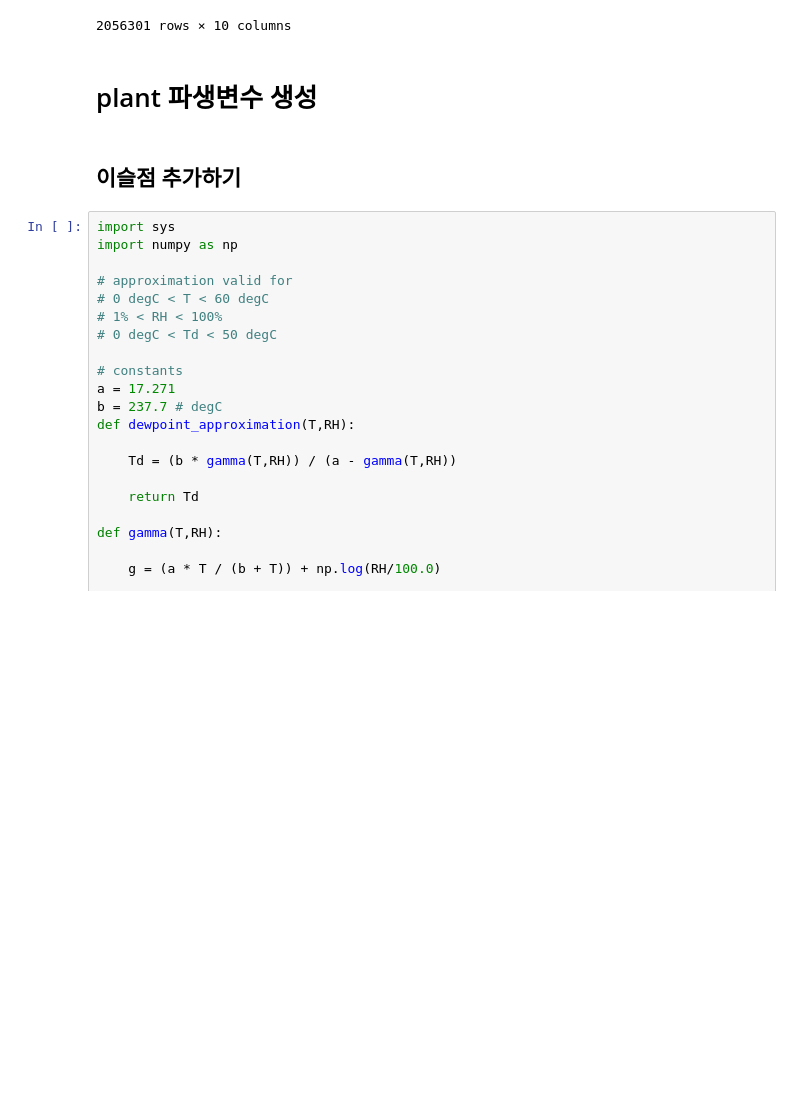
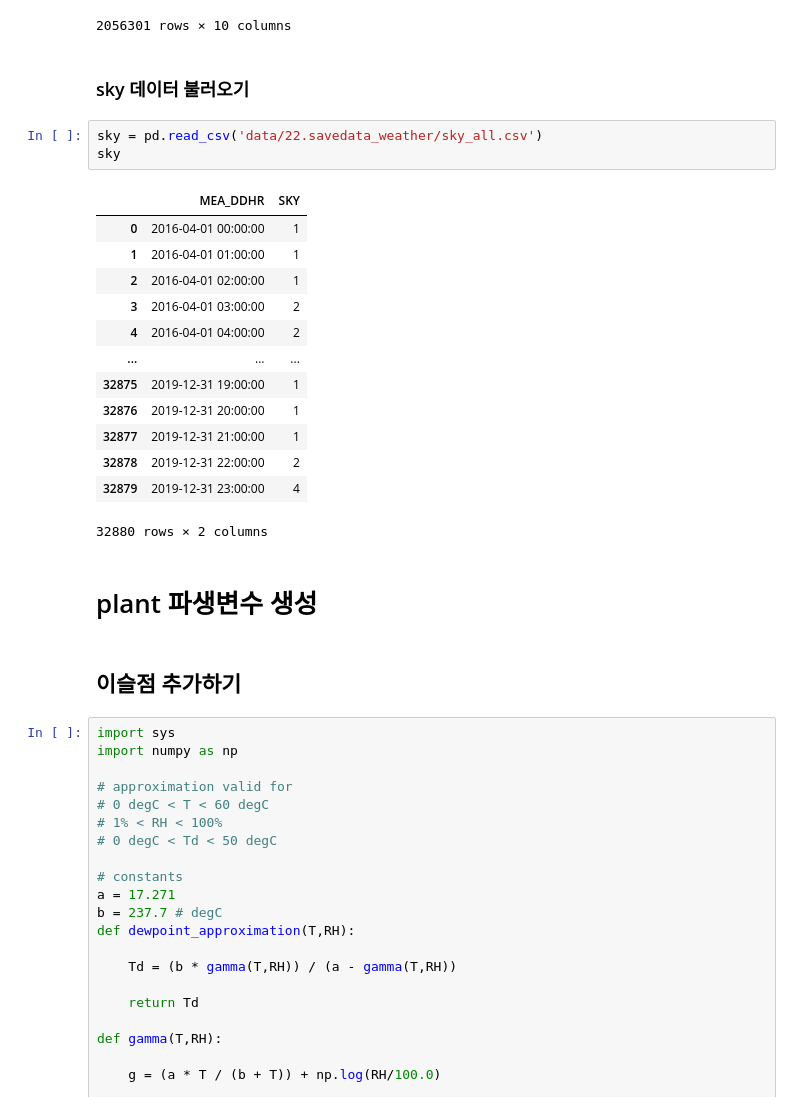
Before and after one commit to ek-koh/2020-Weather-Bigdata-Contest, a Jupyter notebook: Weather-Bigdata-Contest/2.파생변수.ipynb, the cells around one changed output. Cells and saved outputs as stored; diff of their text form; blank space fills up the shorter version.

```diff
--- a/Weather-Bigdata-Contest/2.파생변수.ipynb
+++ b/Weather-Bigdata-Contest/2.파생변수.ipynb
@@ -108,6 +108,25 @@ asos
 | 2056299 | 2020-03-31 23:58:00 | 8.4 | 0.0 | 61.3 | 0.9 | 1012.7 | 1015.8 | ... |
 | 2056300 | 2020-03-31 23:59:00 | 8.4 | 0.0 | 58.5 | 0.9 | 1012.7 | 1015.8 | ... |
 2056301 rows × 10 columns
+# %% [markdown]
+### sky 데이터 불러오기
+# %%
+sky = pd.read_csv('data/22.savedata_weather/sky_all.csv')
+sky
+# %% [output]
+|  | MEA_DDHR | SKY |
+| 0 | 2016-04-01 00:00:00 | 1 |
+| 1 | 2016-04-01 01:00:00 | 1 |
+| 2 | 2016-04-01 02:00:00 | 1 |
+| 3 | 2016-04-01 03:00:00 | 2 |
+| 4 | 2016-04-01 04:00:00 | 2 |
+| ... | ... | ... |
+| 32875 | 2019-12-31 19:00:00 | 1 |
+| 32876 | 2019-12-31 20:00:00 | 1 |
+| 32877 | 2019-12-31 21:00:00 | 1 |
+| 32878 | 2019-12-31 22:00:00 | 2 |
+| 32879 | 2019-12-31 23:00:00 | 4 |
+32880 rows × 2 columns
 # %% [markdown]
 # plant 파생변수 생성
 # %% [markdown]
```
Also changed, not shown: parts of 18 cells of this notebook.
